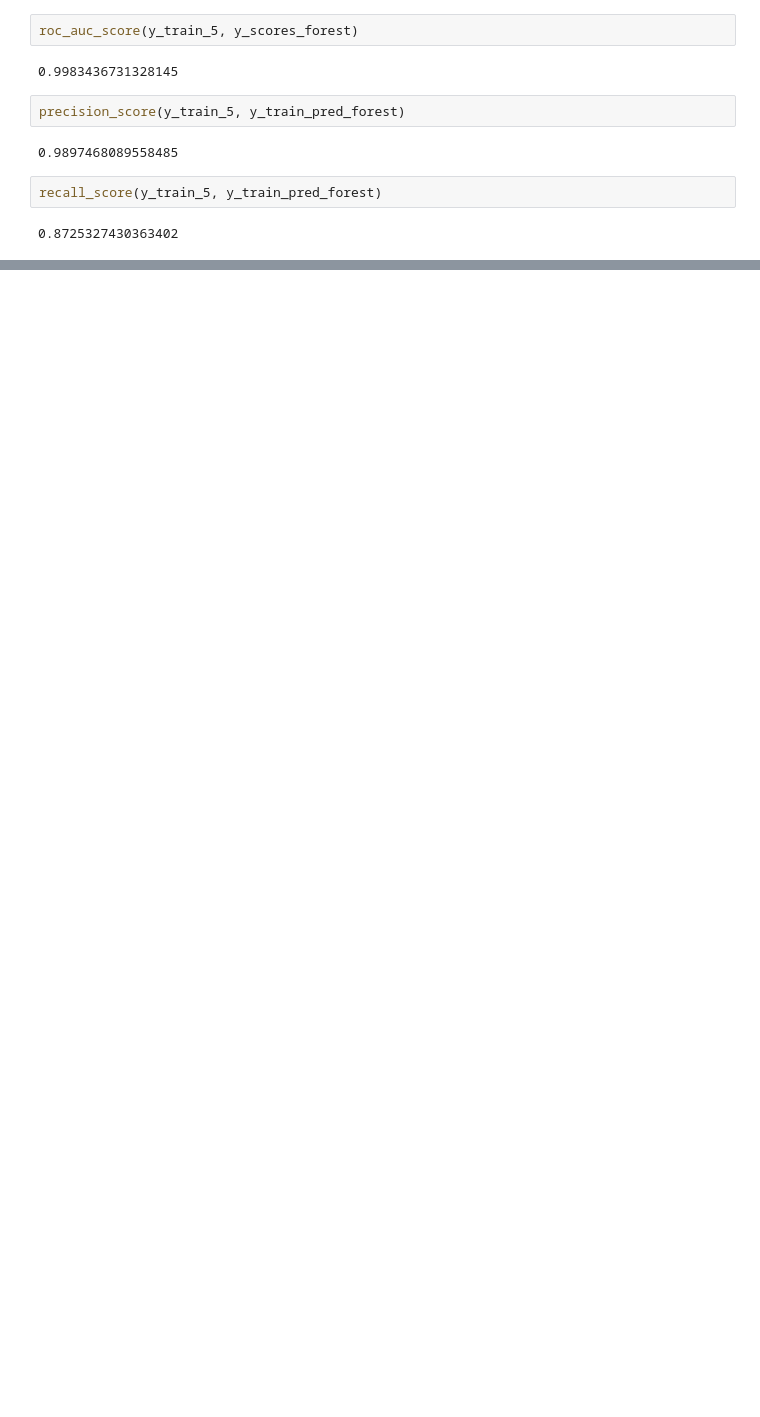
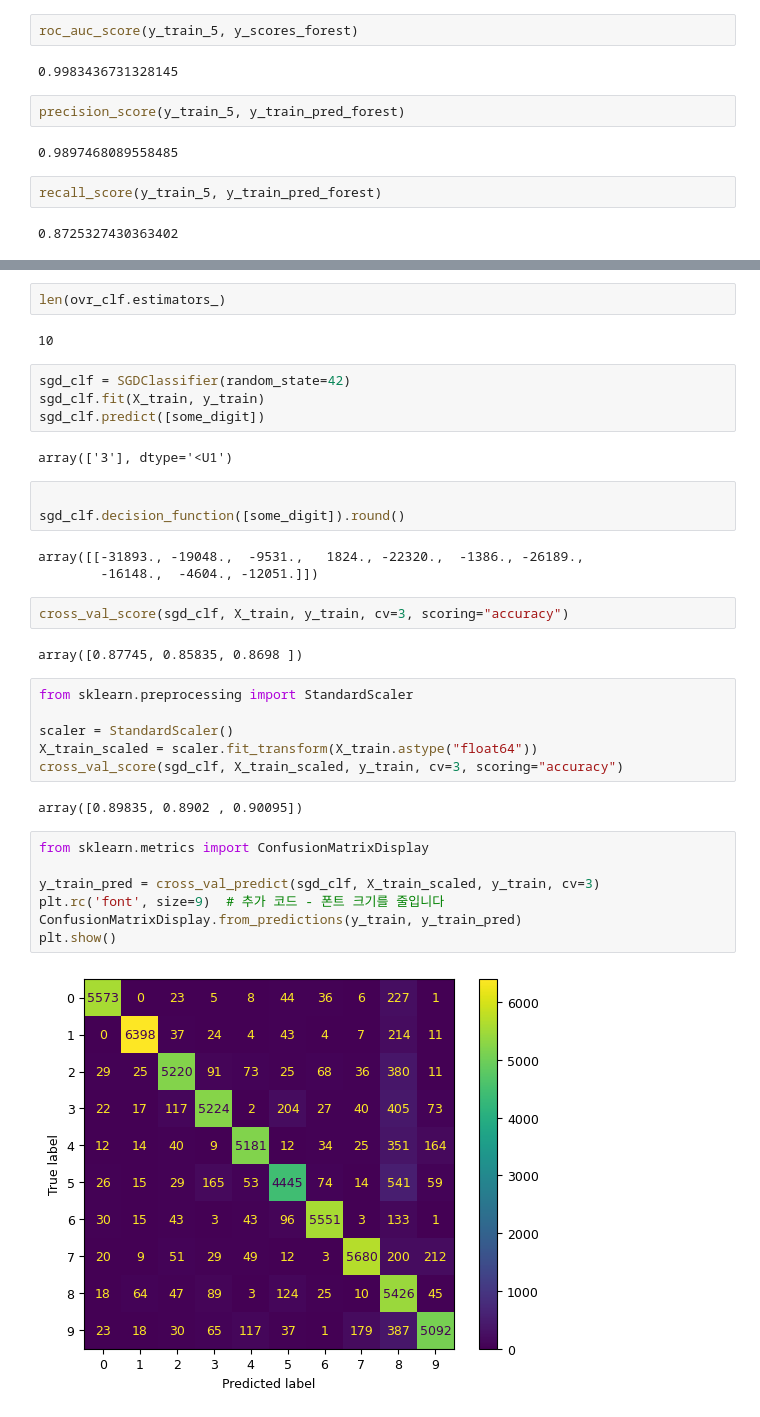
Before and after one commit to hayaboy77/li_ml, a Jupyter notebook: 분류심화.ipynb, the cells around one changed output, grey strips where cells are left out. Saved outputs shown, nothing was run; the diff lists cells and outputs as text; blank space fills up the shorter version.

```diff
--- a/분류심화.ipynb
+++ b/분류심화.ipynb
@@ -655,0 +734,37 @@ recall_score(y_train_5, y_train_pred_forest)
+# %%
+len(ovr_clf.estimators_)
+# %% [output]
+10
+# %%
+sgd_clf = SGDClassifier(random_state=42)
+sgd_clf.fit(X_train, y_train)
+sgd_clf.predict([some_digit])
+# %% [output]
+array(['3'], dtype='<U1')
+# %%
+
+sgd_clf.decision_function([some_digit]).round()
+# %% [output]
+array([[-31893., -19048.,  -9531.,   1824., -22320.,  -1386., -26189.,
+        -16148.,  -4604., -12051.]])
+# %%
+cross_val_score(sgd_clf, X_train, y_train, cv=3, scoring="accuracy")
+# %% [output]
+array([0.87745, 0.85835, 0.8698 ])
+# %%
+from sklearn.preprocessing import StandardScaler
+
+scaler = StandardScaler()
+X_train_scaled = scaler.fit_transform(X_train.astype("float64"))
+cross_val_score(sgd_clf, X_train_scaled, y_train, cv=3, scoring="accuracy")
+# %% [output]
+array([0.89835, 0.8902 , 0.90095])
+# %%
+from sklearn.metrics import ConfusionMatrixDisplay
+
+y_train_pred = cross_val_predict(sgd_clf, X_train_scaled, y_train, cv=3)
+plt.rc('font', size=9)  # 추가 코드 - 폰트 크기를 줄입니다
+ConfusionMatrixDisplay.from_predictions(y_train, y_train_pred)
+plt.show()
+# %% [output]
+[figure, added]
```
Also changed, not shown: parts of 37 cells of this notebook, 48 other files.
